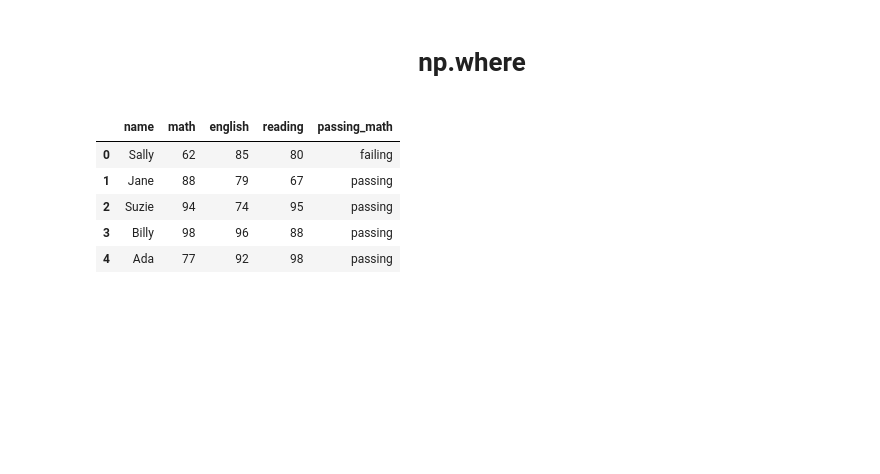
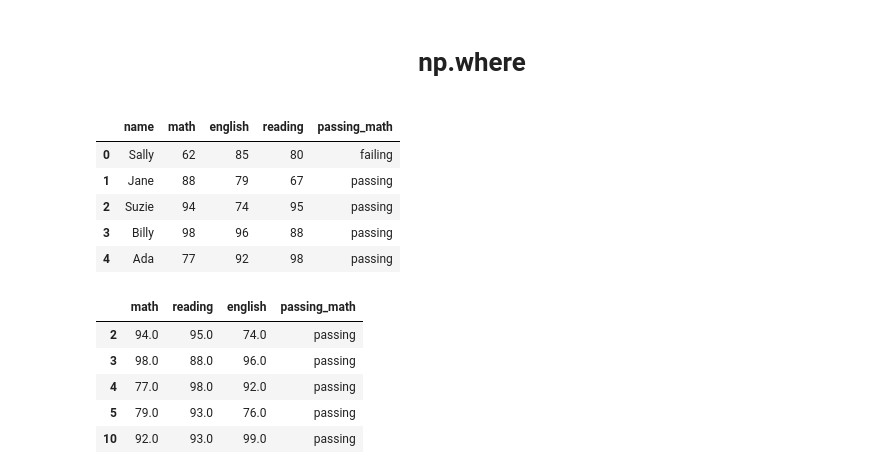
Before and after one commit to joshuamchavez2/numpy-pandas-visualization-exercises, a Jupyter notebook: Quiz Notes.ipynb, the cells around one changed output. Drawn from its saved outputs; the diff is of its cells as text; code cells hidden in the pictures; blank space fills up the shorter version.

```diff
--- a/Quiz Notes.ipynb
+++ b/Quiz Notes.ipynb
@@ -988,3 +1012,12 @@ df.head()
 # %%
 #Groupby & Where example problem from Exercise
 #mam[['hoppers', 'speed']].where((mam['speed']>(mam['speed']).median()) & (mam['hoppers']==True)).sort_values(by=['speed'], ascending=False).dropna().count())
+# %%
+df[['math', 'reading', 'english', 'passing_math']].where((df["math"]>70) & (df["reading"]>70) & (df["english"]>70)).dropna()
+# %% [output]
+|  | math | reading | english | passing_math |
+| 2 | 94.0 | 95.0 | 74.0 | passing |
+| 3 | 98.0 | 88.0 | 96.0 | passing |
+| 4 | 77.0 | 98.0 | 92.0 | passing |
+| 5 | 79.0 | 93.0 | 76.0 | passing |
+| 10 | 92.0 | 93.0 | 99.0 | passing |
```
Also changed, not shown: parts of 17 cells of this notebook, 2 other files.
